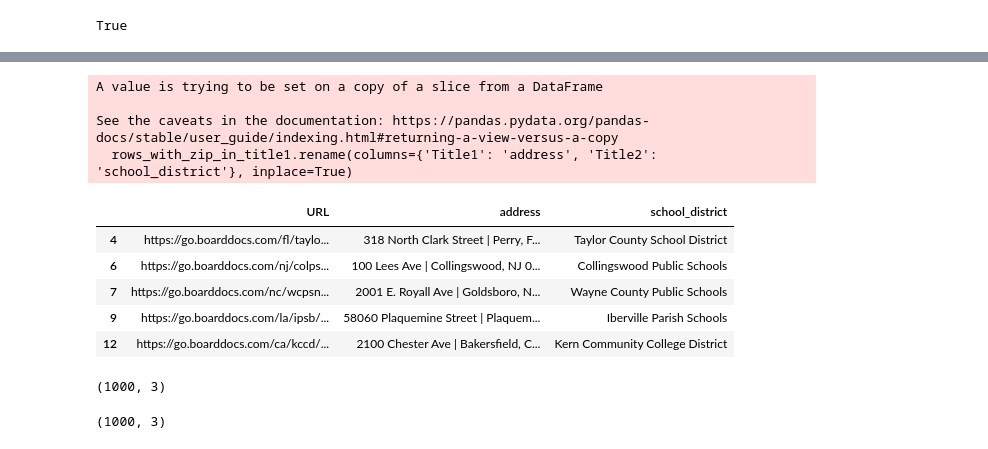
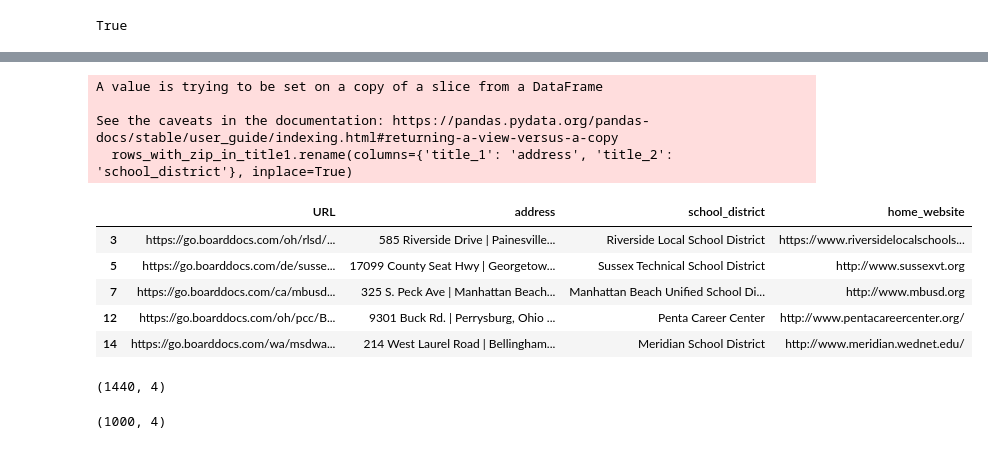
Before and after one commit to audrey-tan/cepr_boarddocs, a Jupyter notebook: deliverable1/visit_boarddocs.ipynb, the cells around one changed output, grey strips where cells are left out. Cells and saved outputs as stored; diff of their text form; code cells hidden in the pictures.

```diff
--- a/deliverable1/visit_boarddocs.ipynb
+++ b/deliverable1/visit_boarddocs.ipynb
@@ -31,21 +35,23 @@ def get_site_titles(url, timeout=10):
             # Extract the site titles
             site_title1 = soup.find(id='SiteTitle1')
             site_title2 = soup.find(id='SiteTitle2')
+            navigation_link = soup.find(id='btn-home-nav')
             return (
                 site_title1.text if site_title1 else None,
-                site_title2.text if site_title2 else None
+                site_title2.text if site_title2 else None,
+                navigation_link.get("href") if navigation_link else None,
             )
         else:
             # Handle non-200 responses
-            return None, None
+            return None, None, None
     except requests.exceptions.Timeout:
         # Handle timeout specifically
         print(f"Timeout occurred while fetching {url}")
-        return None, None
+        return None, None, None
     except requests.exceptions.RequestException as e:
         # Handle other request exceptions
         print(f"Error occurred while fetching {url}: {e}")
-        return None, None
+        return None, None, None
 # %%
 from concurrent.futures import ThreadPoolExecutor, as_completed
 from tqdm import tqdm
@@ -79,7 +104,7 @@ len(results)
 # keep rerunning this cell until there are no more timeouts
 # feel free to change the timeout
 
-error_urls = [url for url, result in results.items() if result == (None, None)]
+error_urls = [url for url, result in results.items() if result == (None, None, None)]
 for url in tqdm(error_urls):
     results[url] = get_site_titles(url, timeout=40)
 # %% [output]
@@ -122,10 +147,8 @@ True
 # create a sample for Tom first
 # get those with postcodes
 
-import re
-
 # Create a DataFrame from the results dictionary
-results_df = pd.DataFrame.from_dict(results, orient='index', columns=['Title1', 'Title2']).reset_index()
+results_df = pd.DataFrame.from_dict(results, orient='index', columns=['title_1', 'title_2', 'home_website']).reset_index()
 results_df.rename(columns={'index': 'URL'}, inplace=True)
 results_df.head()
 # %% [output]
@@ -153,5 +177,5 @@ title1_zip_count, title2_zip_count
 # %%
-# Filter rows where Title1 has a 5-digit zip code
-rows_with_zip_in_title1 = results_df[results_df['Title1'].str.contains(zip_code_pattern, na=False)]
+# Filter rows where title_1 has a 5-digit zip code
+rows_with_zip_in_title1 = results_df[results_df['title_1'].str.contains(zip_code_pattern, na=False)]
 rows_with_zip_in_title1
 # %% [output]
@@ -171,26 +195,26 @@ rows_with_zip_in_title1
 # %%
-rows_with_zip_in_title1.rename(columns={'Title1': 'address', 'Title2': 'school_district'}, inplace=True)
+rows_with_zip_in_title1.rename(columns={'title_1': 'address', 'title_2': 'school_district'}, inplace=True)
 rows_with_zip_in_title1.head()
 # %% [output]
 A value is trying to be set on a copy of a slice from a DataFrame
 
 See the caveats in the documentation: https://pandas.pydata.org/pandas-docs/stable/user_guide/indexing.html#returning-a-view-versus-a-copy
-  rows_with_zip_in_title1.rename(columns={'Title1': 'address', 'Title2': 'school_district'}, inplace=True)
+  rows_with_zip_in_title1.rename(columns={'title_1': 'address', 'title_2': 'school_district'}, inplace=True)
-|  | URL | address | school_district |
-| 4 | https://go.boarddocs.com/fl/taylo... | 318 North Clark Street | Perry, F... | Taylor County School District |
-| 6 | https://go.boarddocs.com/nj/colps... | 100 Lees Ave | Collingswood, NJ 0... | Collingswood Public Schools |
-| 7 | https://go.boarddocs.com/nc/wcpsn... | 2001 E. Royall Ave | Goldsboro, N... | Wayne County Public Schools |
-| 9 | https://go.boarddocs.com/la/ipsb/... | 58060 Plaquemine Street | Plaquem... | Iberville Parish Schools |
-| 12 | https://go.boarddocs.com/ca/kccd/... | 2100 Chester Ave | Bakersfield, C... | Kern Community College District |
+|  | URL | address | school_district | home_website |
+| 3 | https://go.boarddocs.com/oh/rlsd/... | 585 Riverside Drive | Painesville... | Riverside Local School District | https://www.riversidelocalschools... |
+| 5 | https://go.boarddocs.com/de/susse... | 17099 County Seat Hwy | Georgetow... | Sussex Technical School District | http://www.sussexvt.org |
+| 7 | https://go.boarddocs.com/ca/mbusd... | 325 S. Peck Ave | Manhattan Beach... | Manhattan Beach Unified School Di... | http://www.mbusd.org |
+| 12 | https://go.boarddocs.com/oh/pcc/B... | 9301 Buck Rd. | Perrysburg, Ohio ... | Penta Career Center | http://www.pentacareercenter.org/ |
+| 14 | https://go.boarddocs.com/wa/msdwa... | 214 West Laurel Road | Bellingham... | Meridian School District | http://www.meridian.wednet.edu/ |
 # %%
 rows_with_zip_in_title1.shape
 # %% [output]
-(1000, 3)
+(1440, 4)
 # %%
 rows_with_zip_in_title1 = rows_with_zip_in_title1.head(1000)
 # %%
 rows_with_zip_in_title1.shape
 # %% [output]
-(1000, 3)
+(1000, 4)
 # %%
 rows_with_zip_in_title1.to_csv("sample_deliverable_1.csv", index=False)
```
Also changed, not shown: parts of 12 cells of this notebook, 8 other files.
